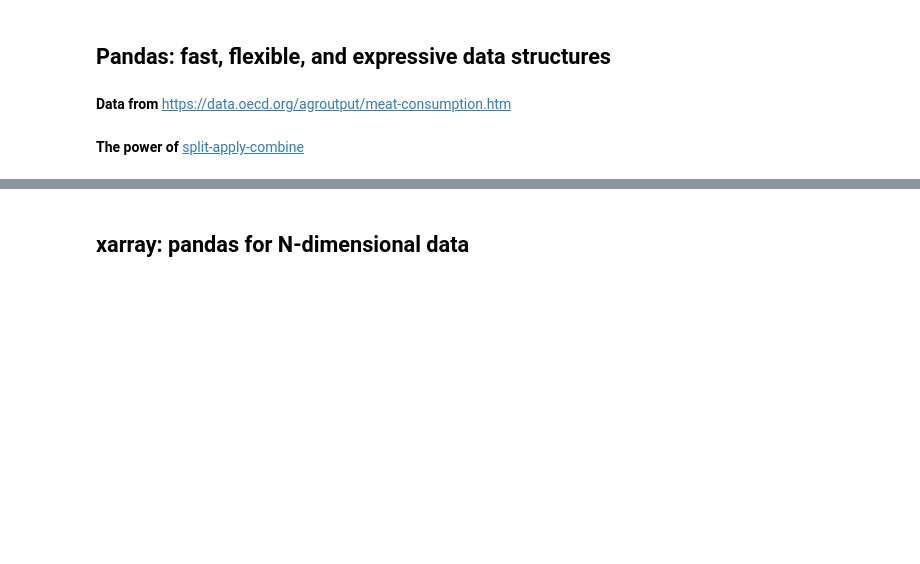
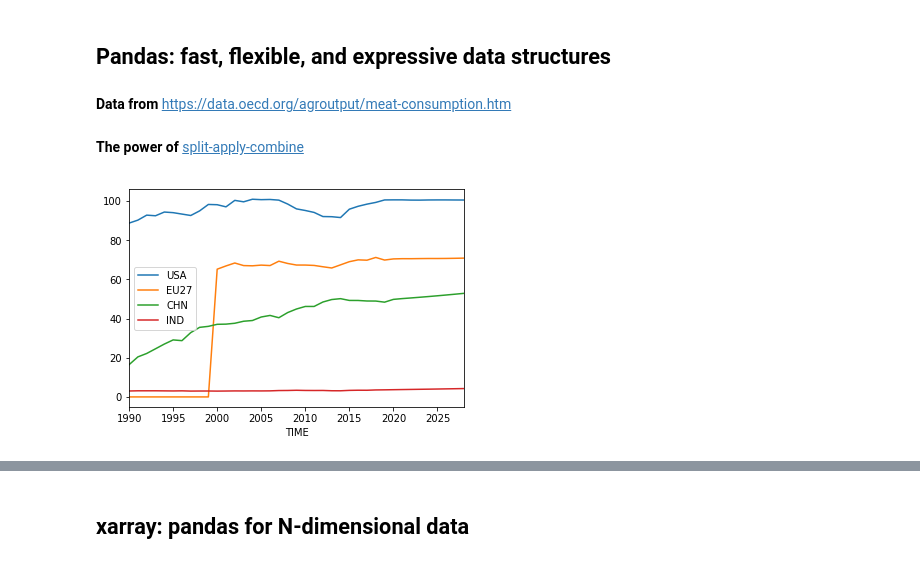
Before and after one commit to fmaussion/scipro_scistack, a Jupyter notebook: slides.ipynb, the cells around one changed output, grey strips where cells are left out. Saved outputs shown, nothing was run; the diff lists cells and outputs as text; code cells hidden in the pictures; blank space fills up the shorter version.

```diff
--- a/slides.ipynb
+++ b/slides.ipynb
@@ -78,10 +76,12 @@ df = pd.read_csv(io.StringIO(s.decode('utf-8')))
 **The power of** [split-apply-combine](https://pandas.pydata.org/pandas-docs/stable/groupby.html)
 # %%
 df.loc[(df.LOCATION == 'USA') & (df.MEASURE=='KG_CAP')].groupby('TIME').sum().Value.plot(label='USA');
-df.loc[(df.LOCATION == 'EU28') & (df.MEASURE=='KG_CAP')].groupby('TIME').sum().Value.plot(label='EU28');
+df.loc[(df.LOCATION == 'EU27') & (df.MEASURE=='KG_CAP')].groupby('TIME').sum().Value.plot(label='EU27');
 df.loc[(df.LOCATION == 'CHN') & (df.MEASURE=='KG_CAP')].groupby('TIME').sum().Value.plot(label='CHN');
 df.loc[(df.LOCATION == 'IND') & (df.MEASURE=='KG_CAP')].groupby('TIME').sum().Value.plot(label='IND');
 plt.legend();
+# %% [output]
+[figure, added]
 # %%
 groups = df.loc[(df.LOCATION == 'USA') & (df.MEASURE=='KG_CAP')].groupby(['SUBJECT', 'TIME'])
 groups['Value'].sum().unstack(level=0).plot();
```
Also changed, not shown: parts of 25 cells of this notebook, 1 other file.
